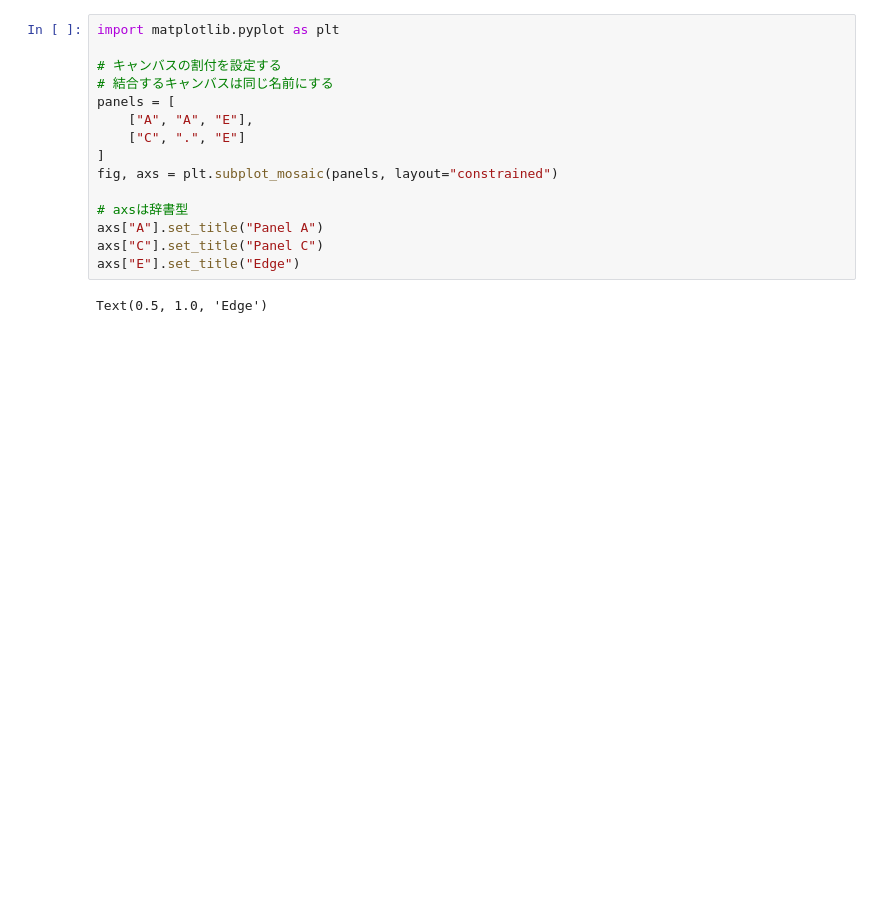
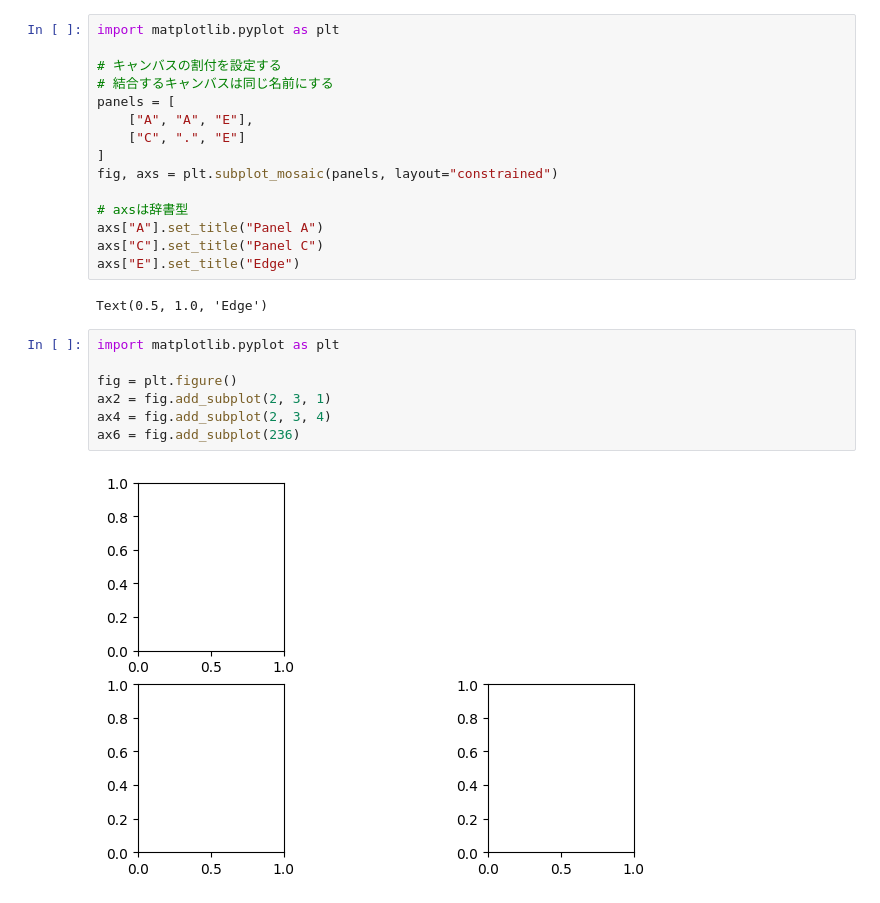
Before and after one commit to shotakaha/kumaroot, a Jupyter notebook: mystmd/matplotlib.ipynb, the cells around one changed output. Saved outputs shown, nothing was run; the diff lists cells and outputs as text; blank space fills up the shorter version.

Commit message:
fix(matplotlib/matplotlib-figure.md): figureを追記した

```diff
--- a/mystmd/matplotlib.ipynb
+++ b/mystmd/matplotlib.ipynb
@@ -125,3 +125,12 @@ axs["C"].set_title("Panel C")
 axs["E"].set_title("Edge")
 # %% [output]
 Text(0.5, 1.0, 'Edge')
+# %%
+import matplotlib.pyplot as plt
+
+fig = plt.figure()
+ax2 = fig.add_subplot(2, 3, 1)
+ax4 = fig.add_subplot(2, 3, 4)
+ax6 = fig.add_subplot(236)
+# %% [output]
+[figure, added]
```
Also changed, not shown: 1 other file.
